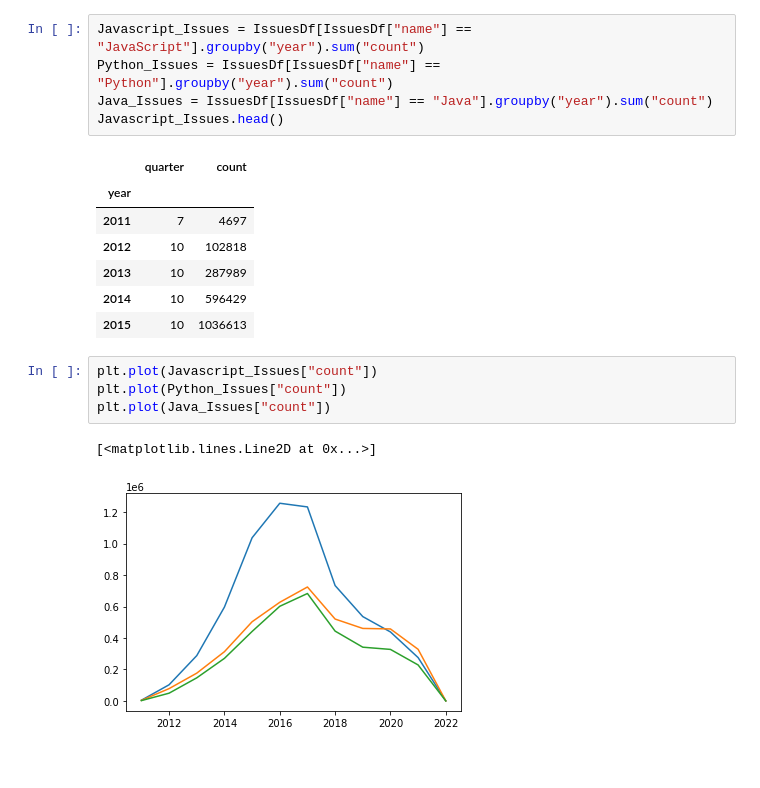
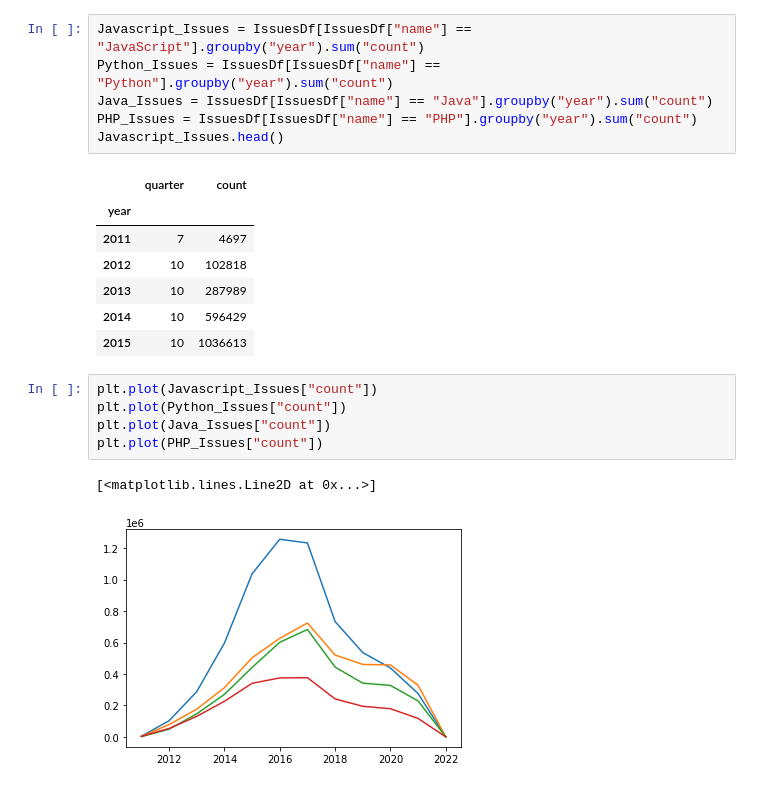
Before and after one commit to oruaro-o/Kaggle-Notebooks, a Jupyter notebook: github-eda-connecting-to-github.ipynb, the cells around one changed output. Saved outputs shown, nothing was run; the diff lists cells and outputs as text.

```diff
--- a/github-eda-connecting-to-github.ipynb
+++ b/github-eda-connecting-to-github.ipynb
@@ -81,6 +81,7 @@ Using JavaScript as a case study to view how issues have progressed over time
 Javascript_Issues = IssuesDf[IssuesDf["name"] == "JavaScript"].groupby("year").sum("count")
 Python_Issues = IssuesDf[IssuesDf["name"] == "Python"].groupby("year").sum("count")
 Java_Issues = IssuesDf[IssuesDf["name"] == "Java"].groupby("year").sum("count")
+PHP_Issues = IssuesDf[IssuesDf["name"] == "PHP"].groupby("year").sum("count")
 Javascript_Issues.head()
 # %% [output]
 |  | quarter | count |
@@ -93,7 +94,8 @@ Javascript_Issues.head()
 # %%
 plt.plot(Javascript_Issues["count"])
 plt.plot(Python_Issues["count"])
 plt.plot(Java_Issues["count"])
+plt.plot(PHP_Issues["count"])
 # %% [output]
 [<matplotlib.lines.Line2D at 0x...>]
-[figure, old version]
+[figure, new version]
```
